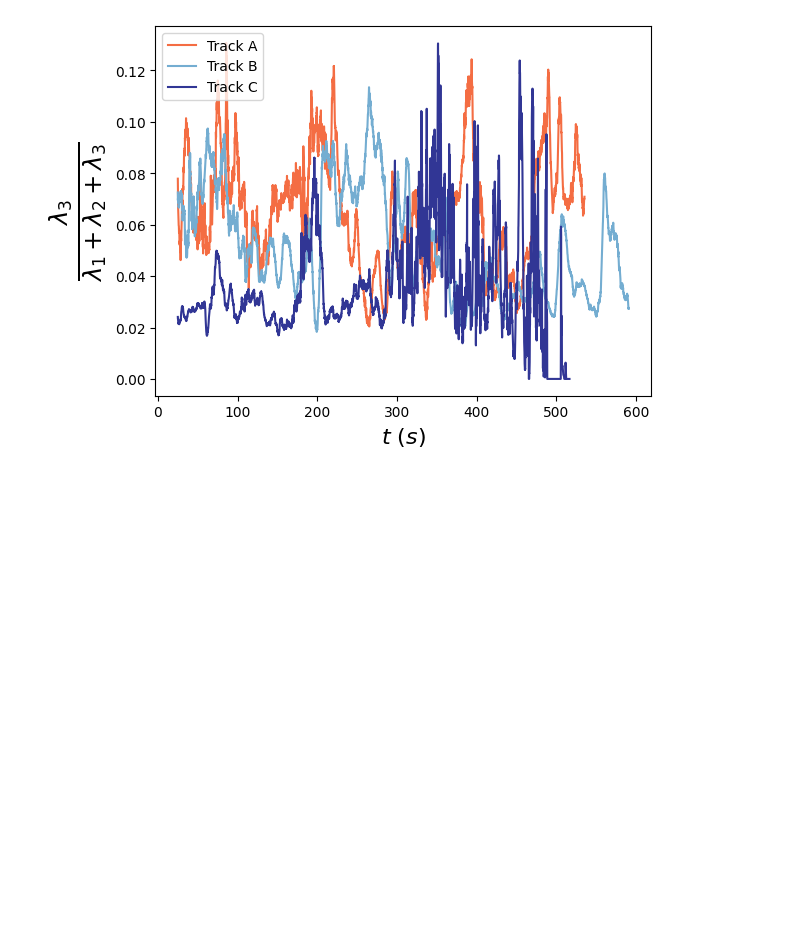
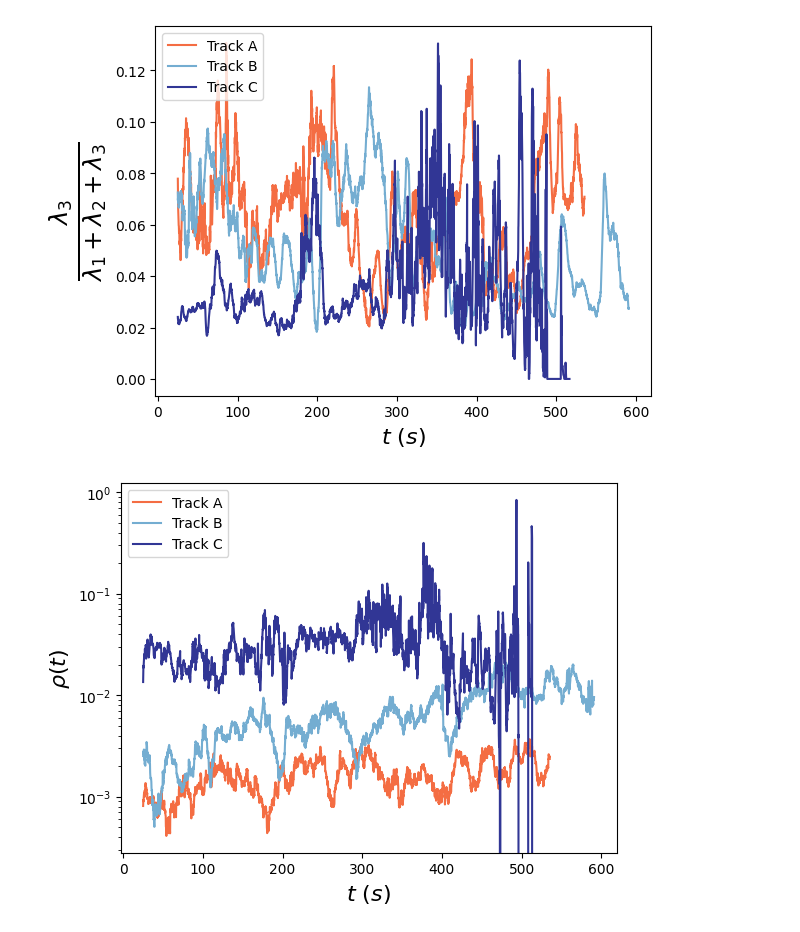
Before and after one commit to mmccraw98/flocking-emergence-iw, a Jupyter notebook: code/data/initial-data-analysis.ipynb, the cells around one changed output. Cells and saved outputs as stored; diff of their text form; code cells hidden in the pictures; blank space fills up the shorter version.

Commit message:
added plots for correlations

```diff
--- a/code/data/initial-data-analysis.ipynb
+++ b/code/data/initial-data-analysis.ipynb
@@ -113,3 +116,19 @@ plt.savefig('variance_ratios.png', dpi=300, bbox_inches='tight')
 plt.show()
 # %% [output]
 [figure]
+# %%
+# get density
+densities_A = get_number_densities(df_A)
+densities_B = get_number_densities(df_B)
+densities_C = get_number_densities(df_C)
+# %%
+plt.plot(np.linspace(df_A.time.min(), df_A.time.max(), len(densities_A)), densities_A, label='Track A', color=colors[0])
+plt.plot(np.linspace(df_B.time.min(), df_B.time.max(), len(densities_B)), densities_B, label='Track B', color=colors[3])
+plt.plot(np.linspace(df_C.time.min(), df_C.time.max(), len(densities_C[densities_C < 1e6])), densities_C[densities_C < 1e6], label='Track C', color=colors[4])
+plt.yscale('log')
+plt.legend()
+plt.xlabel('$t$ ($s$)', fontsize=16)
+plt.ylabel(r'$\rho(t)$', fontsize=16)
+plt.savefig('number_density.png', dpi=300, bbox_inches='tight')
+# %% [output]
+[figure, added]
```
Also changed, not shown: parts of 4 cells of this notebook, 5 other files.
